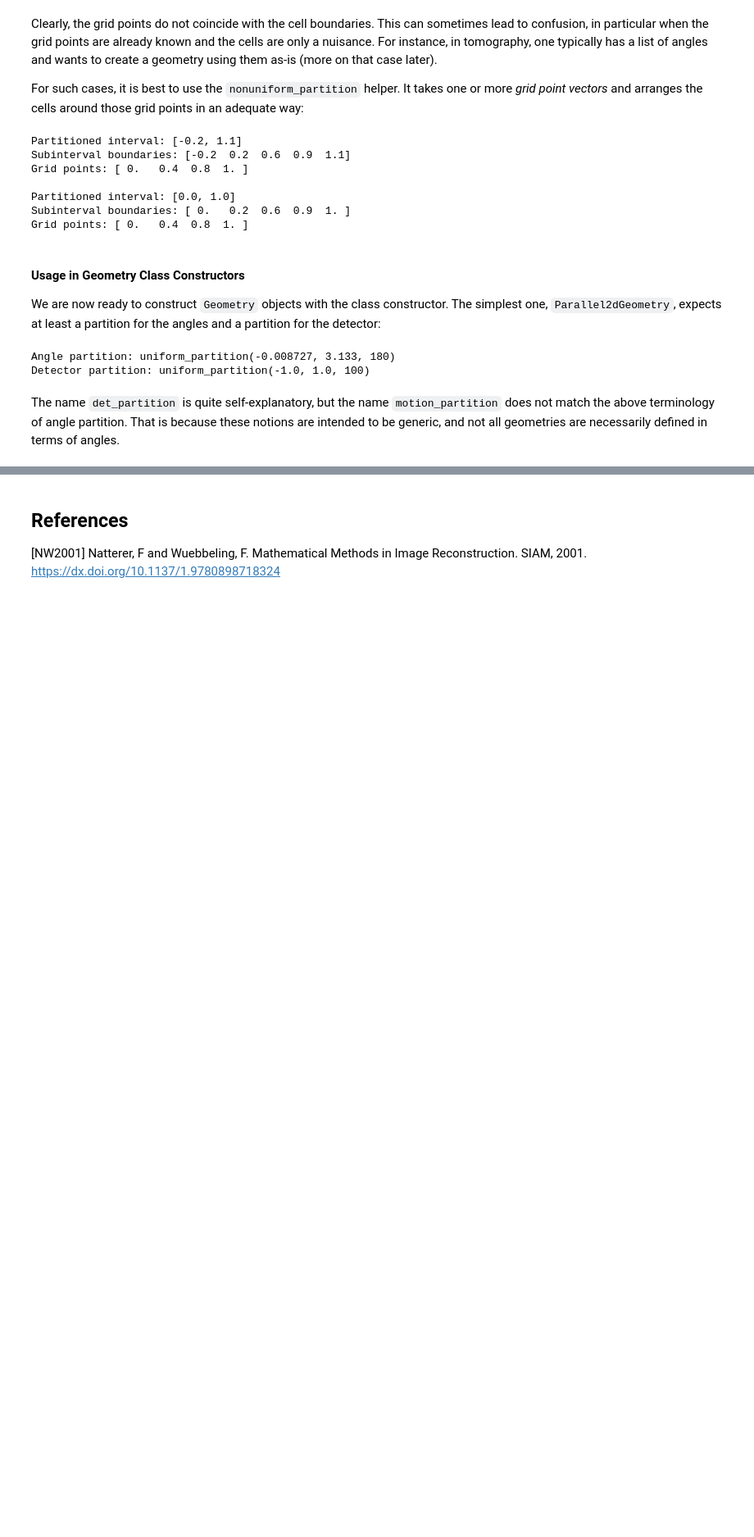
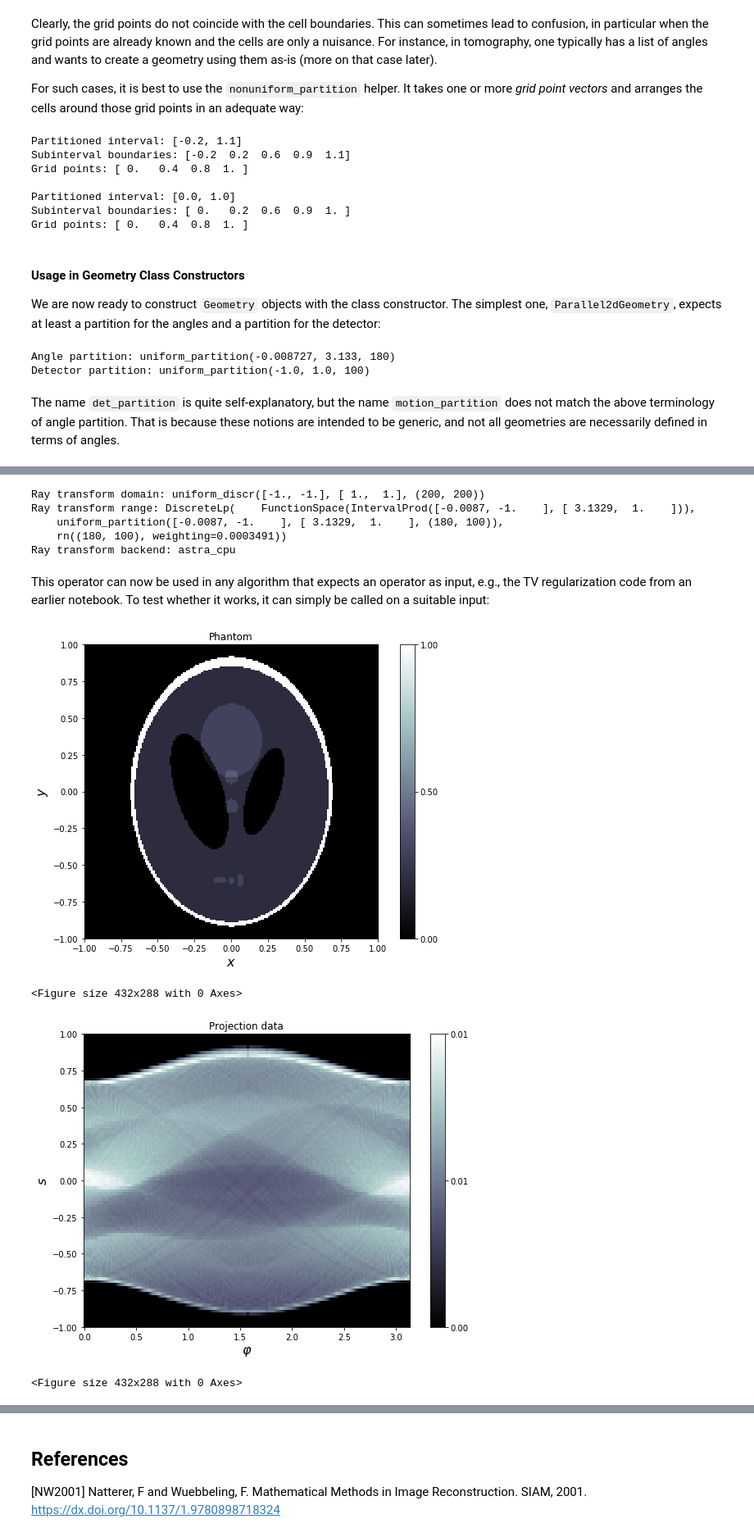
Before and after one commit to kohr-h/astra_odl_workshop, a Jupyter notebook: 4_tomography.ipynb, the cells around one changed output, grey strips where cells are left out. Shown at 82% size. Saved outputs shown, nothing was run; the diff lists cells and outputs as text; code cells hidden in the pictures; blank space fills up the shorter version.

Commit message:
WIP: finalize notebooks

```diff
--- a/4_tomography.ipynb
+++ b/4_tomography.ipynb
@@ -251,0 +245,7 @@ Similar rules apply to other geometries in 2D and 3D.
+# %%
+geom = odl.tomo.Parallel2dGeometry(angle_part, det_part, det_pos_init=(1, 0))
+
+print('Initial detector reference point:', geom.det_pos_init)  # rotated by -90 degrees
+print('The same:', geom.det_refpoint(0))
+print('Initial detector axis:', geom.det_axis_init)  # also rotated by -90 degrees
+print('The same:', geom.det_axis(0))
@@ -251,0 +286,24 @@ Similar rules apply to other geometries in 2D and 3D.
+# %%
+ray_trafo = odl.tomo.RayTransform(X, geom)
+print('Ray transform domain:', ray_trafo.domain)
+print('Ray transform range:', ray_trafo.range)
+print('Ray transform backend:', ray_trafo.impl)
+# %% [output]
+Ray transform domain: uniform_discr([-1., -1.], [ 1.,  1.], (200, 200))
+Ray transform range: DiscreteLp(    FunctionSpace(IntervalProd([-0.0087, -1.    ], [ 3.1329,  1.    ])),
+    uniform_partition([-0.0087, -1.    ], [ 3.1329,  1.    ], (180, 100)),
+    rn((180, 100), weighting=0.0003491))
+Ray transform backend: astra_cpu
+# %% [markdown]
+This operator can now be used in any algorithm that expects an operator as input, e.g., the TV regularization code from an earlier notebook. To test whether it works, it can simply be called on a suitable input:
+# %%
+x = odl.phantom.shepp_logan(X, modified=True)
+data = ray_trafo(x)
+x.show('Phantom', aspect=1, figsize=(8, 6))
+data.show('Projection data', figsize=(8, 6))
+pass
+# %% [output]
+[figure, added]
+<Figure size 432x288 with 0 Axes>
+[figure, added]
+<Figure size 432x288 with 0 Axes>
```
Also changed, not shown: parts of 17 cells of this notebook, 4 other files.
